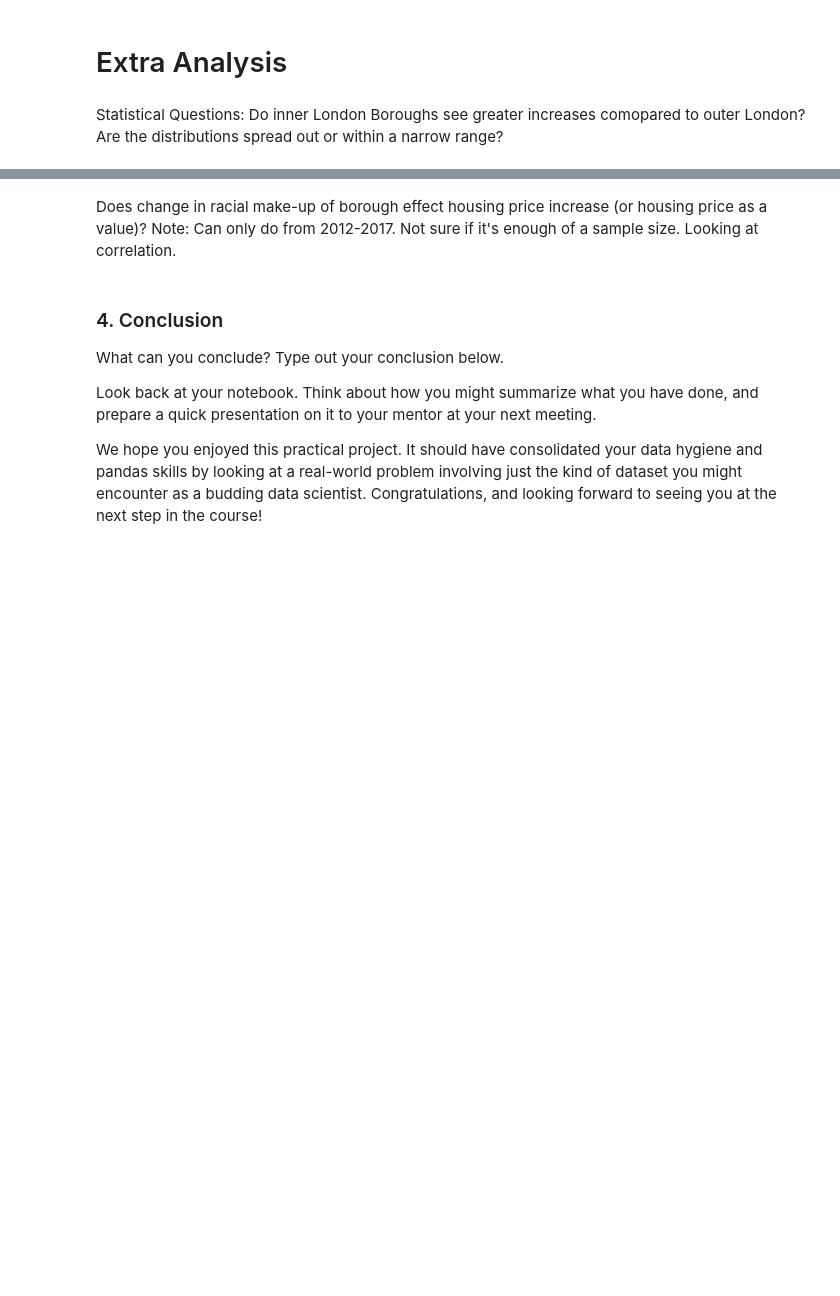
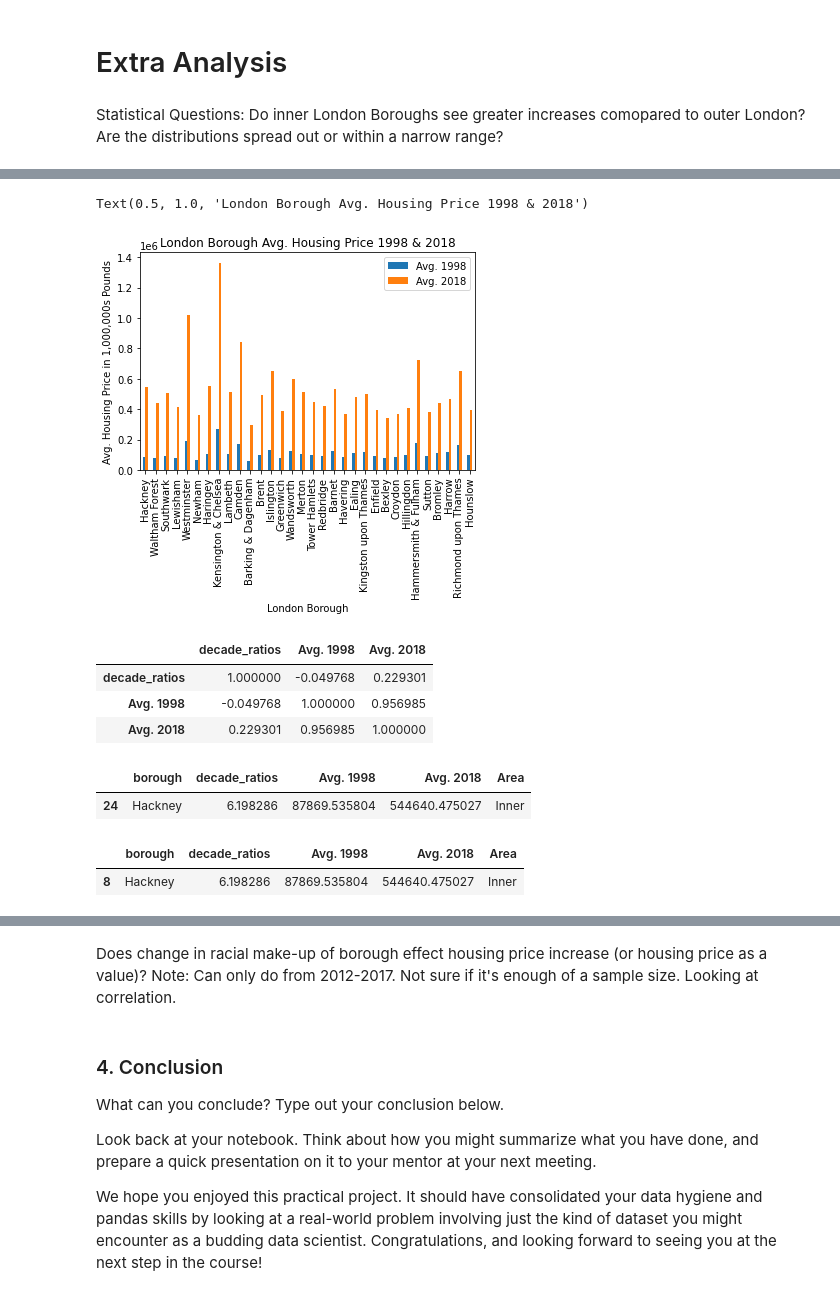
Before and after one commit to jensensj/CourseWork, a Jupyter notebook: Unit 4 Challenge - Tier 3.ipynb, the cells around one changed output, grey strips where cells are left out. Saved outputs shown, nothing was run; the diff lists cells and outputs as text; code cells hidden in the pictures; blank space fills up the shorter version.

```diff
--- a/Unit 4 Challenge - Tier 3.ipynb
+++ b/Unit 4 Challenge - Tier 3.ipynb
@@ -316,0 +379,15 @@ Statistical Questions: Do inner London Boroughs see greater increases comopared
+# %%
+final_res.sort_values(by='decade_ratios',ascending=False).plot(kind='bar',x='borough',y=['Avg. 1998','Avg. 2018'])
+plt.xlabel('London Borough')
+plt.ylabel('Avg. Housing Price in 1,000,000s Pounds')
+plt.title('London Borough Avg. Housing Price 1998 & 2018')
+# %% [output]
+Text(0.5, 1.0, 'London Borough Avg. Housing Price 1998 & 2018')
+[figure, added]
+# %%
+final_res.corr()
+# %% [output]
+|  | decade_ratios | Avg. 1998 | Avg. 2018 |
+| decade_ratios | 1.000000 | -0.049768 | 0.229301 |
+| Avg. 1998 | -0.049768 | 1.000000 | 0.956985 |
+| Avg. 2018 | 0.229301 | 0.956985 | 1.000000 |
@@ -316,0 +398,10 @@ Statistical Questions: Do inner London Boroughs see greater increases comopared
+# %%
+sort_1998.loc[sort_1998.borough == 'Hackney']
+# %% [output]
+|  | borough | decade_ratios | Avg. 1998 | Avg. 2018 | Area |
+| 24 | Hackney | 6.198286 | 87869.535804 | 544640.475027 | Inner |
+# %%
+sort_2018.loc[sort_2018.borough == 'Hackney']
+# %% [output]
+|  | borough | decade_ratios | Avg. 1998 | Avg. 2018 | Area |
+| 8 | Hackney | 6.198286 | 87869.535804 | 544640.475027 | Inner |
```
Also changed, not shown: parts of 23 cells of this notebook.
